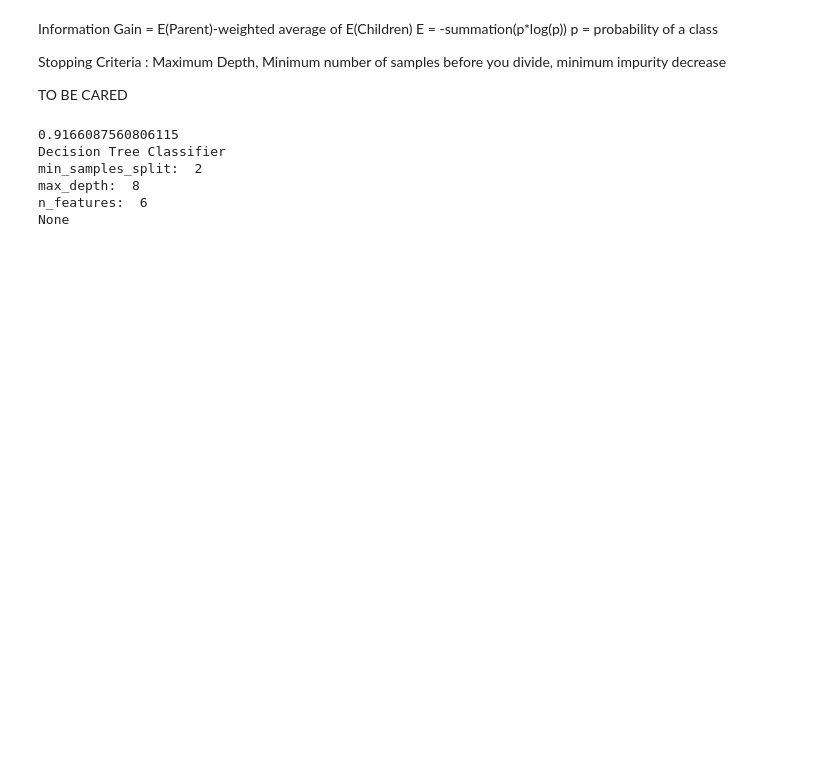
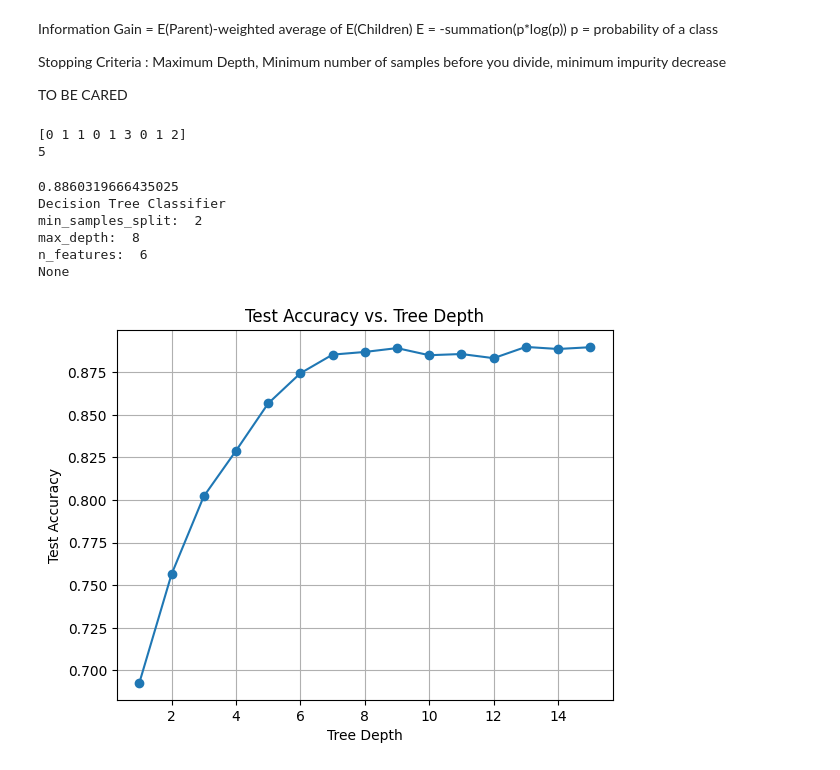
Before and after one commit to oops-moment/SMAI-SEM6, a Jupyter notebook: rollnumber_A1/rollnumber_A1_Q1/Q1A.ipynb, the cells around one changed output. Drawn from its saved outputs; the diff is of its cells as text; code cells hidden in the pictures; blank space fills up the shorter version.

```diff
--- a/rollnumber_A1/rollnumber_A1_Q1/Q1A.ipynb
+++ b/rollnumber_A1/rollnumber_A1_Q1/Q1A.ipynb
@@ -8,6 +8,14 @@ Stopping Criteria : Maximum Depth, Minimum number of samples before you divide,
 TO BE CARED
 # %%
 import numpy as np
+# %%
+# testing bincount and argmax function
+arrayy = np.array([1, 2, 5, 4, 5, 5, 7, 8, 8])
+print(np.bincount(arrayy))
+print(np.argmax(np.bincount(arrayy)))
+# %% [output]
+[0 1 1 0 1 3 0 1 2]
+5
 # %%
 class Node:
     def __init__(self, feature=None, threshold=None, left=None, right=None, *, value=None):
@@ -135,7 +147,7 @@ Y = le.fit_transform(Y)
 clf = DecisionTree(max_depth=8)
 X = X.to_numpy()
 
-X_train, X_test, y_train, y_test = train_test_split(X, Y, test_size=0.20, random_state=42)
+X_train, X_test, y_train, y_test = train_test_split(X, Y, test_size=0.80, random_state=42)
 clf.fit(X_train, y_train)
 predictions = clf.predict(X_test)
 
@@ -146,9 +158,30 @@ acc = accuracy(y_test, predictions)
 print(acc)
 print(clf.about())
 # %% [output]
-0.9166087560806115
+0.8860319666435025
 Decision Tree Classifier
 min_samples_split:  2
 max_depth:  8
 n_features:  6
 None
+# %%
+import matplotlib.pyplot as plt
+max_depths = range(1, 16)
+test_accuracies = []
+
+for depth in max_depths:
+    clf = DecisionTree(max_depth=depth)
+    clf.fit(X_train, y_train)
+    predictions = clf.predict(X_test)
+    acc = accuracy(y_test, predictions)
+    test_accuracies.append(acc)
+# %%
+# Plot the results
+plt.plot(max_depths, test_accuracies, marker='o')
+plt.title('Test Accuracy vs. Tree Depth')
+plt.xlabel('Tree Depth')
+plt.ylabel('Test Accuracy')
+plt.grid(True)
+plt.show()
+# %% [output]
+[figure, added]
```
Also changed, not shown: parts of 2 cells of this notebook.
